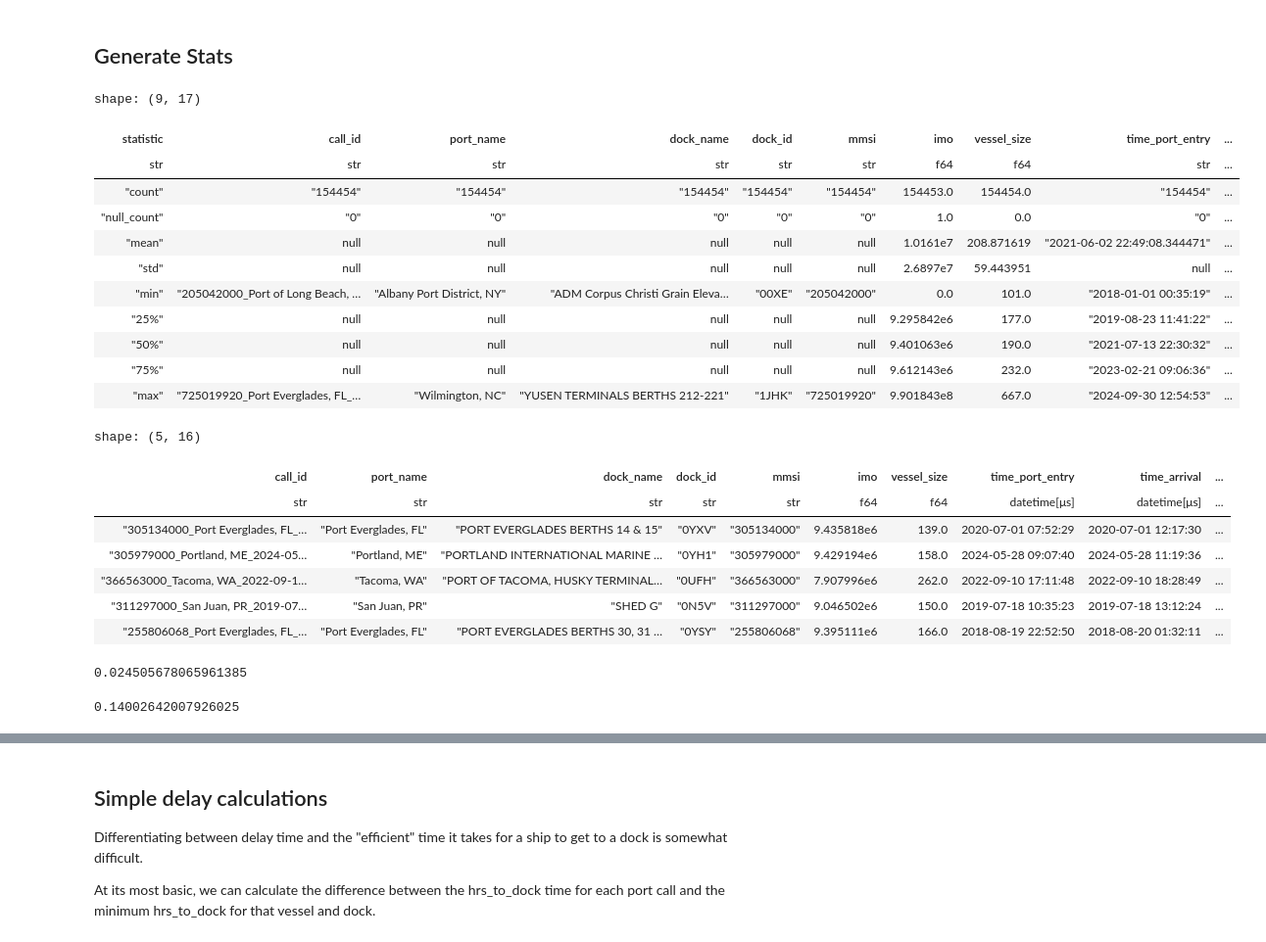
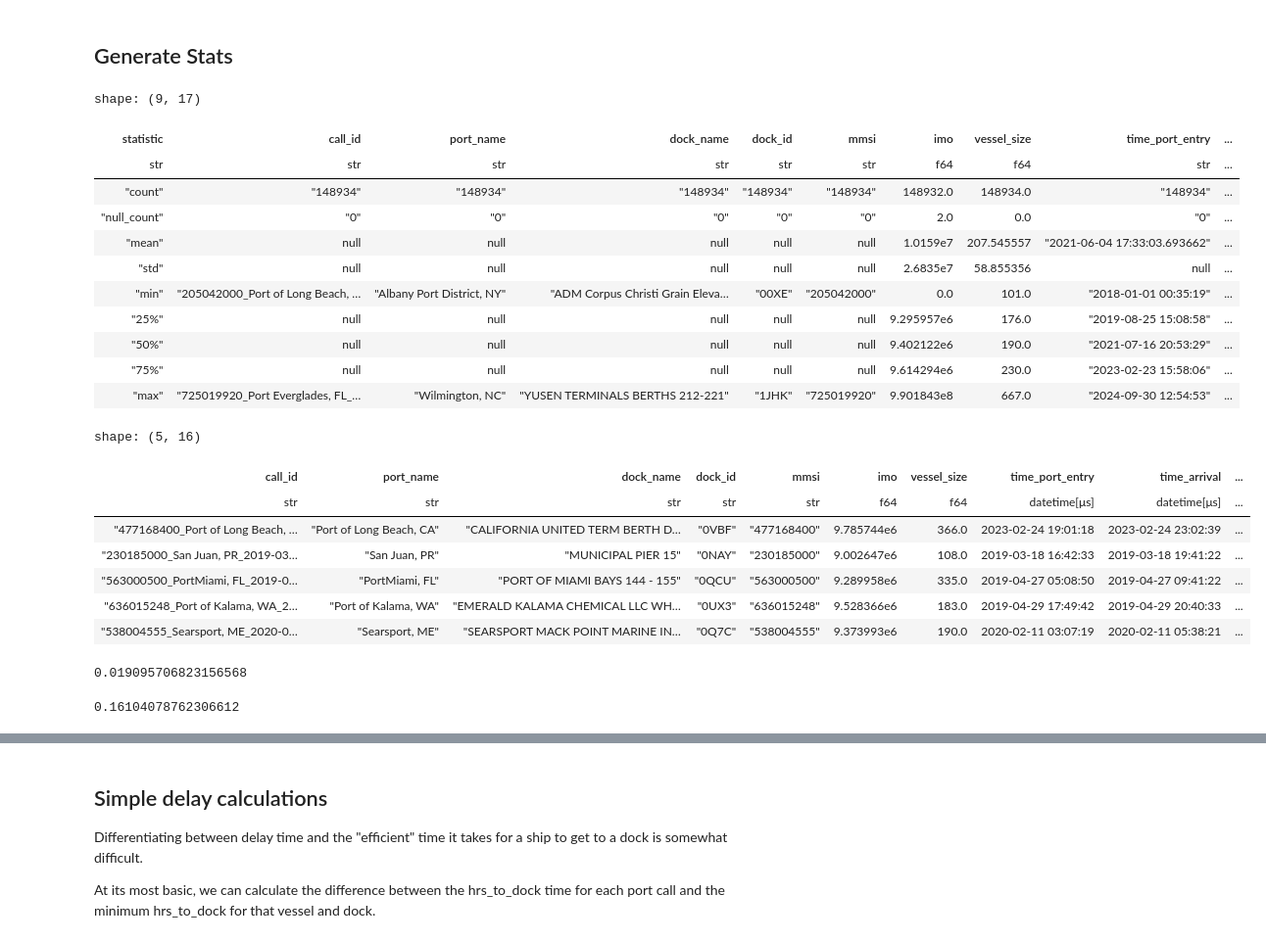
Before and after one commit to epistemetrica/Port-Performance-Project, a Jupyter notebook: port_stats.ipynb, the cells around one changed output, grey strips where cells are left out. Shown at 98% size. Drawn from its saved outputs; the diff is of its cells as text; code cells hidden in the pictures.

```diff
--- a/port_stats.ipynb
+++ b/port_stats.ipynb
@@ -64,8 +64,6 @@ calls_df = (
     main_lf
     #ensure sorting by vessel and time
     .sort(['mmsi', 'time'])
-    #drop calls with missing status duration (indicating AIS went offline while in port waters)
-    .filter(pl.col('status_duration').is_not_null().over('call_id'))
     #grouby by call id
     .group_by('call_id')
     .agg(
@@ -105,11 +103,9 @@ calls_df = (
         ).sum(),
         #hrs at anchor
         hrs_at_anchor = (
-            pl.when(pl.col('status')==1)
-            .then(pl.col('status_duration'))
-            .otherwise(pl.lit(None))
-            .sum().dt.total_minutes()/60
-        )
+            (pl.col('status')==1)*
+            (pl.col('status_duration').dt.total_minutes()/60)
+        ).sum()
     )
     #drop calls with missing arrival or departure time
     .filter(pl.col('time_arrival').is_not_null() &
@@ -124,56 +120,56 @@ calls_df = (
             (pl.col('time_arrival') - pl.col('time_port_entry'))
             .dt.total_minutes()/60
         ),
         #time in port waters after leaving dock
         hrs_in_port_after_dock = (
             (pl.col('time_port_exit') - pl.col('time_departure'))
             .dt.total_minutes()/60
         ),
         #total time in port waters in hrs
         hrs_in_port_waters =(
             (pl.col('time_port_exit') - pl.col('time_port_entry'))
             .dt.total_minutes()/60
         )
     )
     #collect
     .collect()
 )
 
 #inspect
 display(calls_df.describe())
 calls_df.head(5)
 # %% [output]
 shape: (9, 17)
 | statistic | call_id | port_name | dock_name | dock_id | mmsi | imo | vessel_size | time_port_entry | ... |
 | str | str | str | str | str | str | f64 | f64 | str | ... |
-| "count" | "154454" | "154454" | "154454" | "154454" | "154454" | 154453.0 | 154454.0 | "154454" | ... |
-| "null_count" | "0" | "0" | "0" | "0" | "0" | 1.0 | 0.0 | "0" | ... |
-| "mean" | null | null | null | null | null | 1.0161e7 | 208.871619 | "2021-06-02 22:49:08.344471" | ... |
-| "std" | null | null | null | null | null | 2.6897e7 | 59.443951 | null | ... |
+| "count" | "148934" | "148934" | "148934" | "148934" | "148934" | 148932.0 | 148934.0 | "148934" | ... |
+| "null_count" | "0" | "0" | "0" | "0" | "0" | 2.0 | 0.0 | "0" | ... |
+| "mean" | null | null | null | null | null | 1.0159e7 | 207.545557 | "2021-06-04 17:33:03.693662" | ... |
+| "std" | null | null | null | null | null | 2.6835e7 | 58.855356 | null | ... |
 | "min" | "205042000_Port of Long Beach, … | "Albany Port District, NY" | "ADM Corpus Christi Grain Eleva… | "00XE" | "205042000" | 0.0 | 101.0 | "2018-01-01 00:35:19" | ... |
-| "25%" | null | null | null | null | null | 9.295842e6 | 177.0 | "2019-08-23 11:41:22" | ... |
-| "50%" | null | null | null | null | null | 9.401063e6 | 190.0 | "2021-07-13 22:30:32" | ... |
-| "75%" | null | null | null | null | null | 9.612143e6 | 232.0 | "2023-02-21 09:06:36" | ... |
+| "25%" | null | null | null | null | null | 9.295957e6 | 176.0 | "2019-08-25 15:08:58" | ... |
+| "50%" | null | null | null | null | null | 9.402122e6 | 190.0 | "2021-07-16 20:53:29" | ... |
+| "75%" | null | null | null | null | null | 9.614294e6 | 230.0 | "2023-02-23 15:58:06" | ... |
 | "max" | "725019920_Port Everglades, FL_… | "Wilmington, NC" | "YUSEN TERMINALS BERTHS 212-221" | "1JHK" | "725019920" | 9.901843e8 | 667.0 | "2024-09-30 12:54:53" | ... |
 shape: (5, 16)
 | call_id | port_name | dock_name | dock_id | mmsi | imo | vessel_size | time_port_entry | time_arrival | ... |
 | str | str | str | str | str | f64 | f64 | datetime[μs] | datetime[μs] | ... |
-| "305134000_Port Everglades, FL_… | "Port Everglades, FL" | "PORT EVERGLADES BERTHS 14 & 15" | "0YXV" | "305134000" | 9.435818e6 | 139.0 | 2020-07-01 07:52:29 | 2020-07-01 12:17:30 | ... |
-| "305979000_Portland, ME_2024-05… | "Portland, ME" | "PORTLAND INTERNATIONAL MARINE … | "0YH1" | "305979000" | 9.429194e6 | 158.0 | 2024-05-28 09:07:40 | 2024-05-28 11:19:36 | ... |
-| "366563000_Tacoma, WA_2022-09-1… | "Tacoma, WA" | "PORT OF TACOMA, HUSKY TERMINAL… | "0UFH" | "366563000" | 7.907996e6 | 262.0 | 2022-09-10 17:11:48 | 2022-09-10 18:28:49 | ... |
-| "311297000_San Juan, PR_2019-07… | "San Juan, PR" | "SHED G" | "0N5V" | "311297000" | 9.046502e6 | 150.0 | 2019-07-18 10:35:23 | 2019-07-18 13:12:24 | ... |
-| "255806068_Port Everglades, FL_… | "Port Everglades, FL" | "PORT EVERGLADES BERTHS 30, 31 … | "0YSY" | "255806068" | 9.395111e6 | 166.0 | 2018-08-19 22:52:50 | 2018-08-20 01:32:11 | ... |
+| "477168400_Port of Long Beach, … | "Port of Long Beach, CA" | "CALIFORNIA UNITED TERM BERTH D… | "0VBF" | "477168400" | 9.785744e6 | 366.0 | 2023-02-24 19:01:18 | 2023-02-24 23:02:39 | ... |
+| "230185000_San Juan, PR_2019-03… | "San Juan, PR" | "MUNICIPAL PIER 15" | "0NAY" | "230185000" | 9.002647e6 | 108.0 | 2019-03-18 16:42:33 | 2019-03-18 19:41:22 | ... |
+| "563000500_PortMiami, FL_2019-0… | "PortMiami, FL" | "PORT OF MIAMI BAYS 144 - 155" | "0QCU" | "563000500" | 9.289958e6 | 335.0 | 2019-04-27 05:08:50 | 2019-04-27 09:41:22 | ... |
+| "636015248_Port of Kalama, WA_2… | "Port of Kalama, WA" | "EMERALD KALAMA CHEMICAL LLC WH… | "0UX3" | "636015248" | 9.528366e6 | 183.0 | 2019-04-29 17:49:42 | 2019-04-29 20:40:33 | ... |
+| "538004555_Searsport, ME_2020-0… | "Searsport, ME" | "SEARSPORT MACK POINT MARINE IN… | "0Q7C" | "538004555" | 9.373993e6 | 190.0 | 2020-02-11 03:07:19 | 2020-02-11 05:38:21 | ... |
 # %%
 (calls_df.filter(pl.col('hrs_to_dock')==0).shape[0] /
 calls_df.shape[0])
 # %% [output]
-0.024505678065961385
+0.019095706823156568
 # %%
 ((calls_df.filter((pl.col('hrs_to_dock')==0)&
                 (pl.col('hrs_in_port_after_dock')==0)).shape[0]) /
 calls_df.filter(pl.col('hrs_to_dock')==0).shape[0])
 # %% [output]
-0.14002642007926025
+0.16104078762306612
 # %% [markdown]
 ### Notes on Calls Frame and additional cleaning
 
```
Also changed, not shown: parts of 11 cells of this notebook, 1 other file.
